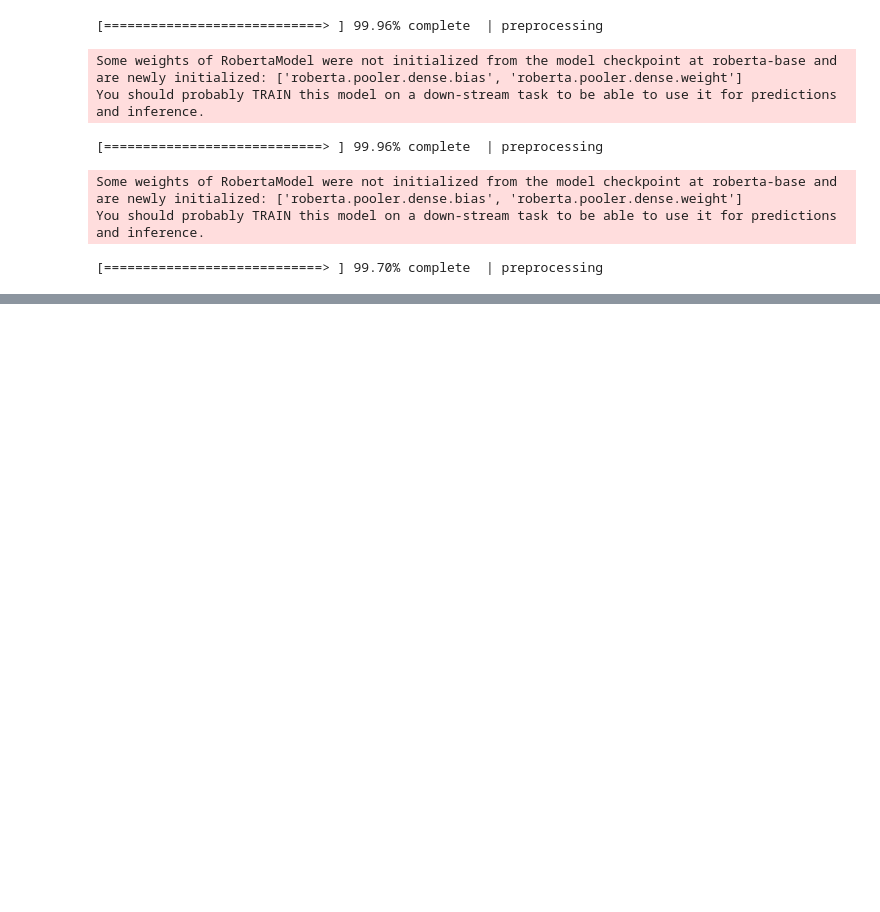
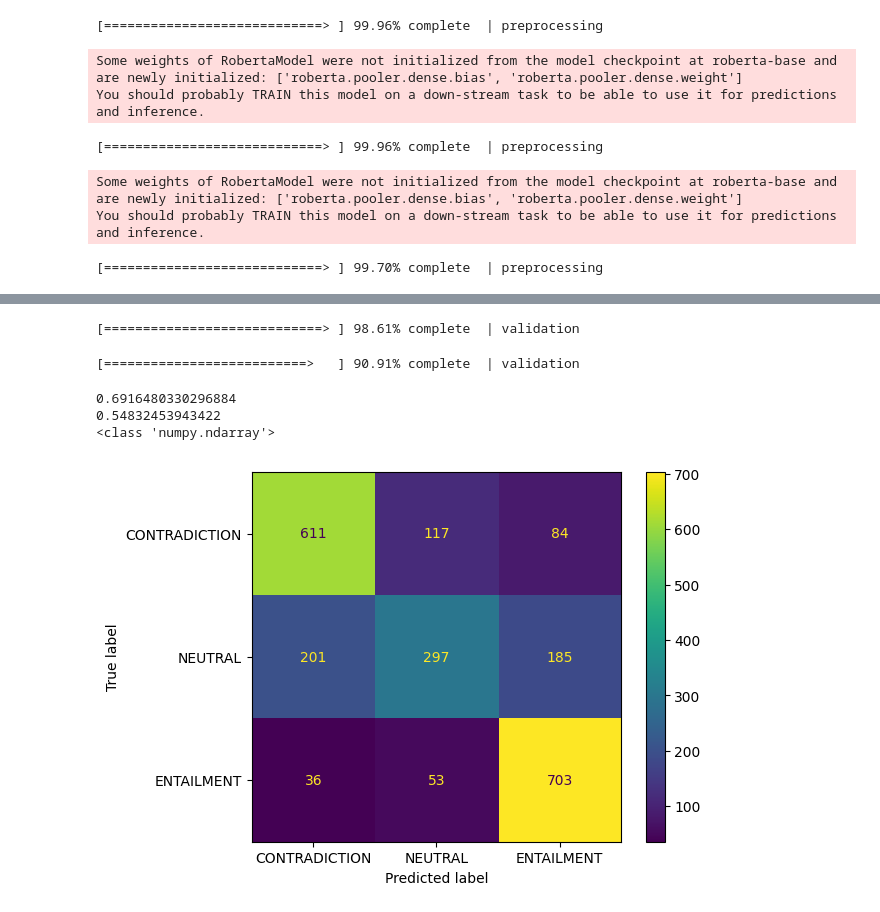
Before and after one commit to monteleone-1883922/hw2_nlp, a Jupyter notebook: main.ipynb, the cells around one changed output, grey strips where cells are left out. Cells and saved outputs as stored; diff of their text form; code cells hidden in the pictures; blank space fills up the shorter version.

```diff
--- a/main.ipynb
+++ b/main.ipynb
@@ -510,0 +495,27 @@ Syncing run base_1e-5_108 to Weights & Biases (docs)
+# %%
+validation_loss_1, precision_1, recall_1, f1_1, accuracy_1, cm_1 = trainer.validate(test_dataloader=test_dataloader, load_from='simil_1e-5_108-0.7299378113069238.pth')
+
+validation_loss_2, precision_2, recall_2, f1_2, accuracy_2, cm_2 = trainer.validate(test_dataloader=adversarial_dataloader, load_from='simil_1e-5_108-0.7299378113069238.pth')
+# %% [output]
+[============================> ] 98.61% complete  | validation
+[==========================>   ] 90.91% complete  | validation
+# %%
+print(f1_1)
+print(f1_2)
+print(type(cm_1))
+
+# Visualizza la matrice di confusione
+# %% [output]
+0.6916480330296884
+0.54832453943422
+<class 'numpy.ndarray'>
+# %%
+disp = ConfusionMatrixDisplay(confusion_matrix=cm_1, display_labels=['CONTRADICTION', 'NEUTRAL','ENTAILMENT' ])
+disp.plot()
+
+# Se stai lavorando in un ambiente interattivo come Jupyter Notebook, la matrice verrà visualizzata automaticamente
+# Se sei in uno script Python, puoi usare plt.show() per visualizzare la matrice
+
+plt.show()
+# %% [output]
+[figure, added]
```
Also changed, not shown: parts of 9 cells of this notebook.
